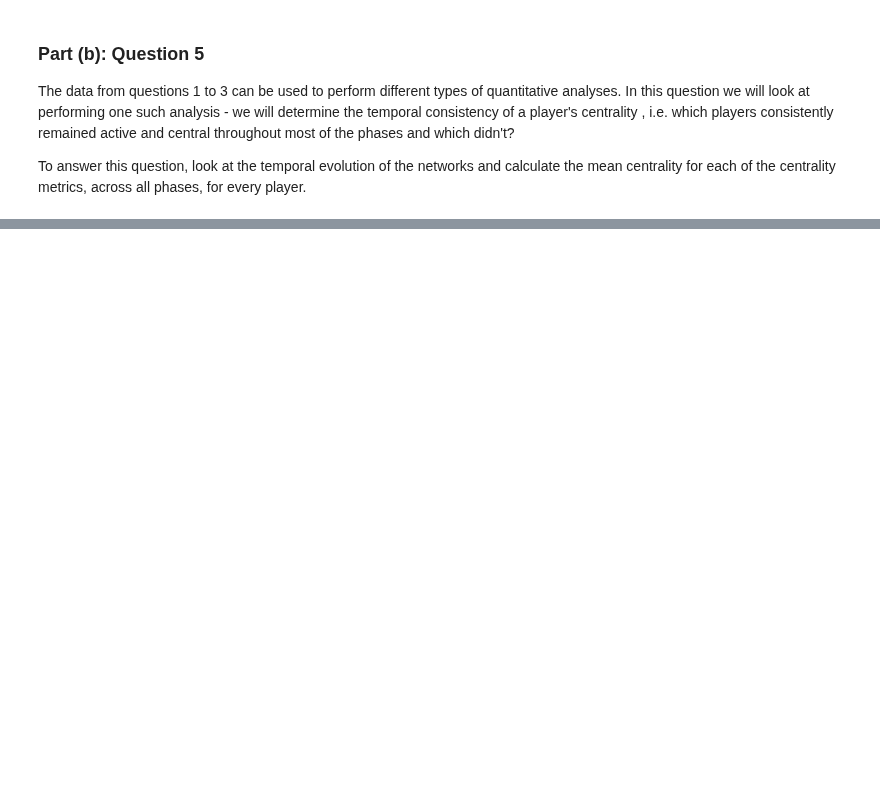
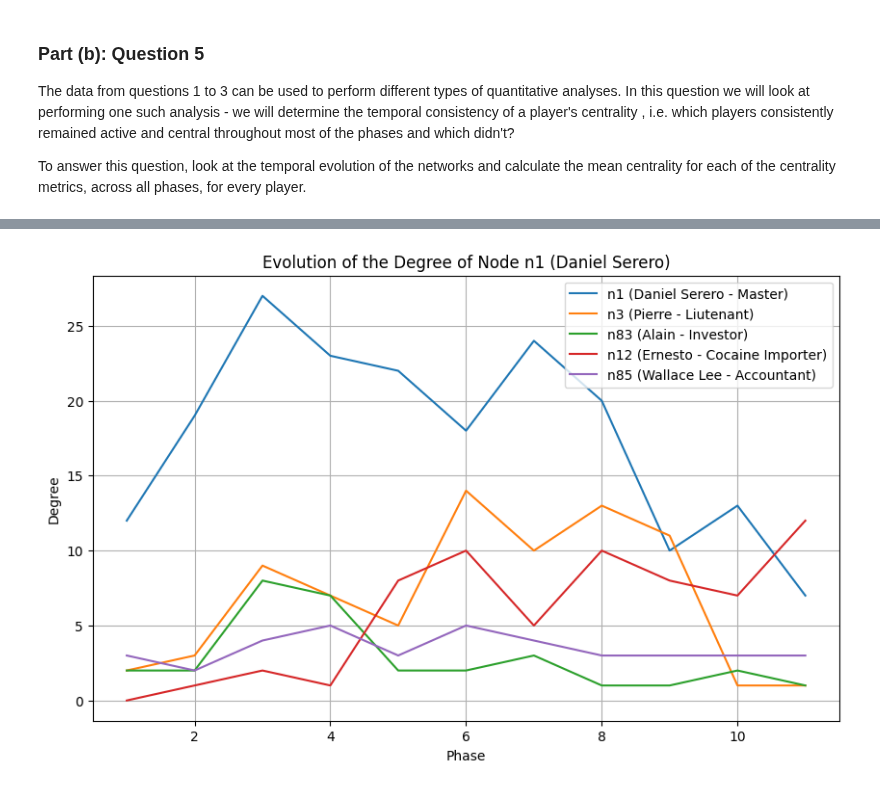
Before and after one commit to eddysanoli-galileo/Data-Analysis-Statistical-Modeling-and-Computation-in-Applications, a Jupyter notebook: Module 3 - Network Analysis/Project/Problem 2.ipynb, the cells around one changed output, grey strips where cells are left out. Cells and saved outputs as stored; diff of their text form; code cells hidden in the pictures; blank space fills up the shorter version.

```diff
--- a/Module 3 - Network Analysis/Project/Problem 2.ipynb
+++ b/Module 3 - Network Analysis/Project/Problem 2.ipynb
@@ -376,0 +430,42 @@ Top 3 Players with Highest Average Betweenness Centrality
+# %%
+# Should we plot all nodes or just the nodes of interest?
+plot_all_nodes = False
+
+# Increase the plot size
+plt.figure(figsize=(10, 6))
+
+if plot_all_nodes:
+
+    # Go through each node and get the degree evolution
+    for node_number in range(110):
+        node_name = "n" + str(node_number + 1)
+        node_degree = [G[i].degree(node_name) if node_name in G[i] else 0 for i in phases]
+        plt.plot(phases, node_degree, label=node_name)
+
+else:
+
+    # Get the degree evolution for certain nodes of interest
+    n1_degree = [G[i].degree("n1") for i in phases]
+    n3_degree = [G[i].degree("n3") for i in phases]
+    n83_degree = [G[i].degree("n83") for i in phases]
+    n12_degree = [G[i].degree("n12") if "n12" in G[i] else 0 for i in phases]
+    n85_degree = [G[i].degree("n85") if "n85" in G[i] else 0 for i in phases]
+
+    # Plot the evolution of the degree evolution
+    plt.plot(phases, n1_degree, label="n1 (Daniel Serero - Master)")
+    plt.plot(phases, n3_degree, label="n3 (Pierre - Liutenant)")
+    plt.plot(phases, n83_degree, label="n83 (Alain - Investor)")
+    plt.plot(phases, n12_degree, label="n12 (Ernesto - Cocaine Importer)")
+    plt.plot(phases, n85_degree, label="n85 (Wallace Lee - Accountant)")
+
+    # Add a legend to tag each of the plot lines
+    plt.legend()
+
+# Add labels and title
+plt.xlabel("Phase")
+plt.ylabel("Degree")
+plt.title("Evolution of the Degree of Node n1 (Daniel Serero)")
+plt.grid()
+plt.show()
+# %% [output]
+[figure, added]
```
Also changed, not shown: parts of 14 cells of this notebook, 5 other files.
